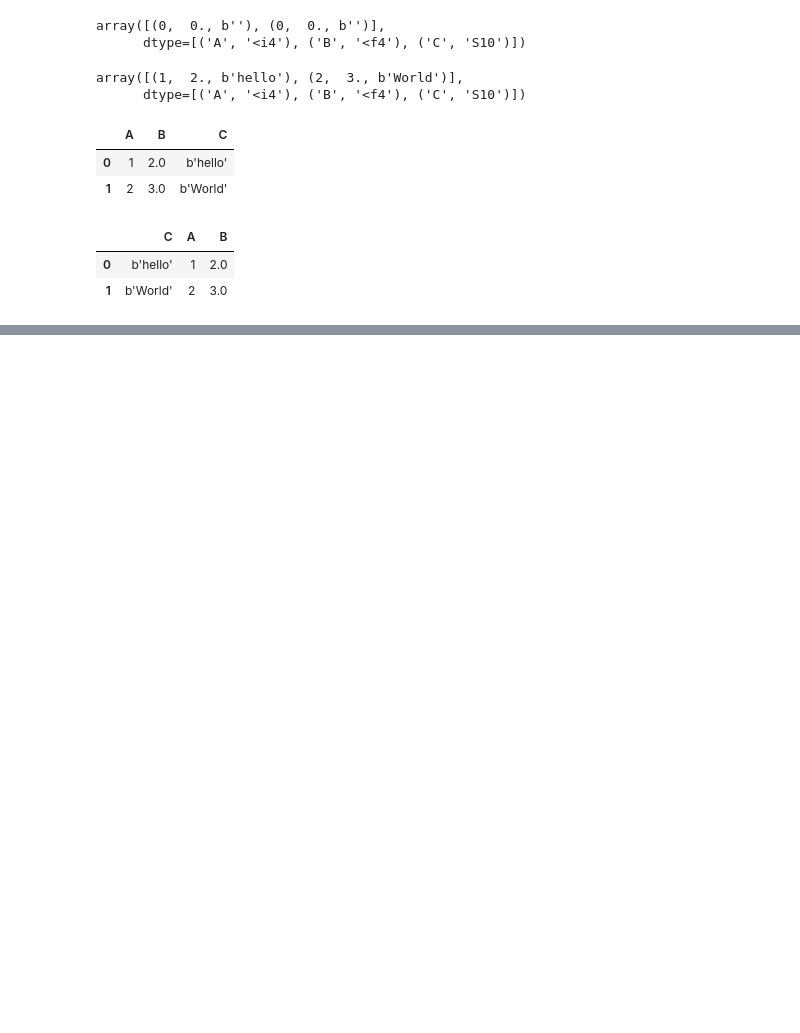
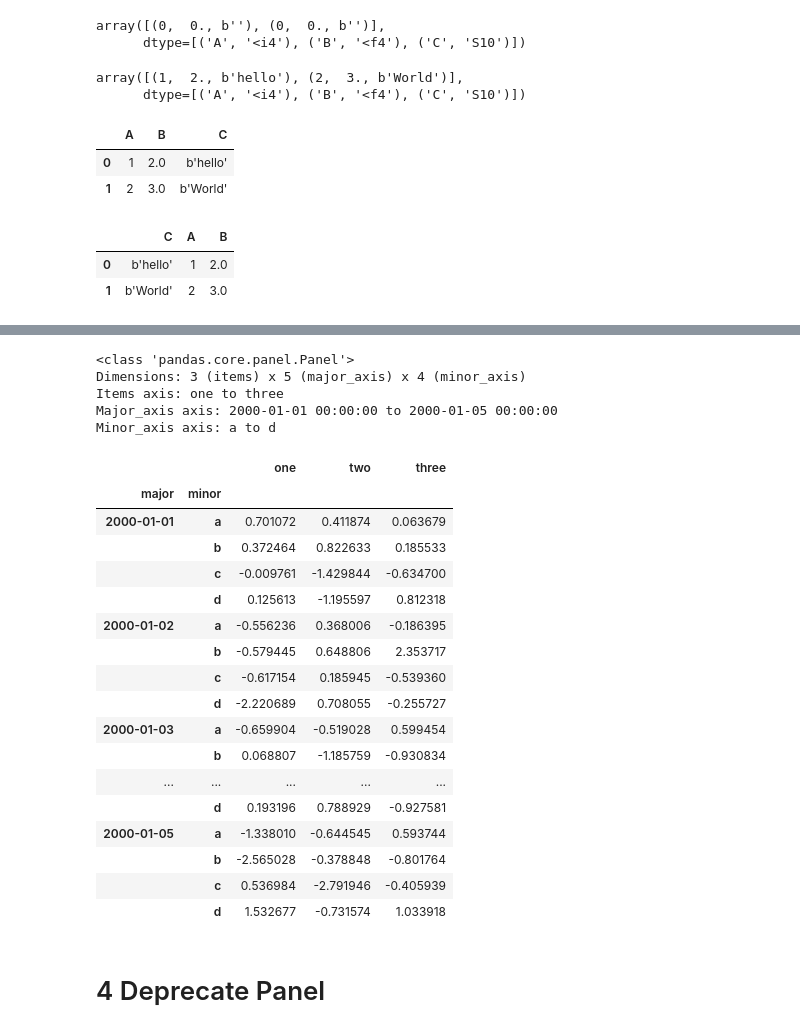
Before and after one commit to walmirsilva/python-data-science-study, a Jupyter notebook: notebooks/pandas/pydata/Estruturas de Dados - Data Structures - Pandas.ipynb, the cells around one changed output, grey strips where cells are left out. Drawn from its saved outputs; the diff is of its cells as text; code cells hidden in the pictures; blank space fills up the shorter version.

```diff
--- a/notebooks/pandas/pydata/Estruturas de Dados - Data Structures - Pandas.ipynb
+++ b/notebooks/pandas/pydata/Estruturas de Dados - Data Structures - Pandas.ipynb
@@ -318,0 +1198,35 @@ pd.DataFrame(data, columns=['C', 'A', 'B'])
+# %%
+panel = pd.Panel(np.random.randn(3, 5, 4),
+                items=['one', 'two', 'three'],
+                major_axis = pd.date_range('1/1/2000', periods=5),
+                minor_axis = ['a', 'b', 'c', 'd'])
+panel
+# %% [output]
+<class 'pandas.core.panel.Panel'>
+Dimensions: 3 (items) x 5 (major_axis) x 4 (minor_axis)
+Items axis: one to three
+Major_axis axis: 2000-01-01 00:00:00 to 2000-01-05 00:00:00
+Minor_axis axis: a to d
+# %%
+panel.to_frame()
+# %% [output]
+|  |  | one | two | three |
+| major | minor |  |  |  |
+| 2000-01-01 | a | 0.701072 | 0.411874 | 0.063679 |
+|  | b | 0.372464 | 0.822633 | 0.185533 |
+|  | c | -0.009761 | -1.429844 | -0.634700 |
+|  | d | 0.125613 | -1.195597 | 0.812318 |
+| 2000-01-02 | a | -0.556236 | 0.368006 | -0.186395 |
+|  | b | -0.579445 | 0.648806 | 2.353717 |
+|  | c | -0.617154 | 0.185945 | -0.539360 |
+|  | d | -2.220689 | 0.708055 | -0.255727 |
+| 2000-01-03 | a | -0.659904 | -0.519028 | 0.599454 |
+|  | b | 0.068807 | -1.185759 | -0.930834 |
+| ... | ... | ... | ... | ... |
+|  | d | 0.193196 | 0.788929 | -0.927581 |
+| 2000-01-05 | a | -1.338010 | -0.644545 | 0.593744 |
+|  | b | -2.565028 | -0.378848 | -0.801764 |
+|  | c | 0.536984 | -2.791946 | -0.405939 |
+|  | d | 1.532677 | -0.731574 | 1.033918 |
+# %% [markdown]
+# 4 Deprecate Panel
```
Also changed, not shown: parts of 128 cells of this notebook, 7 other files.
